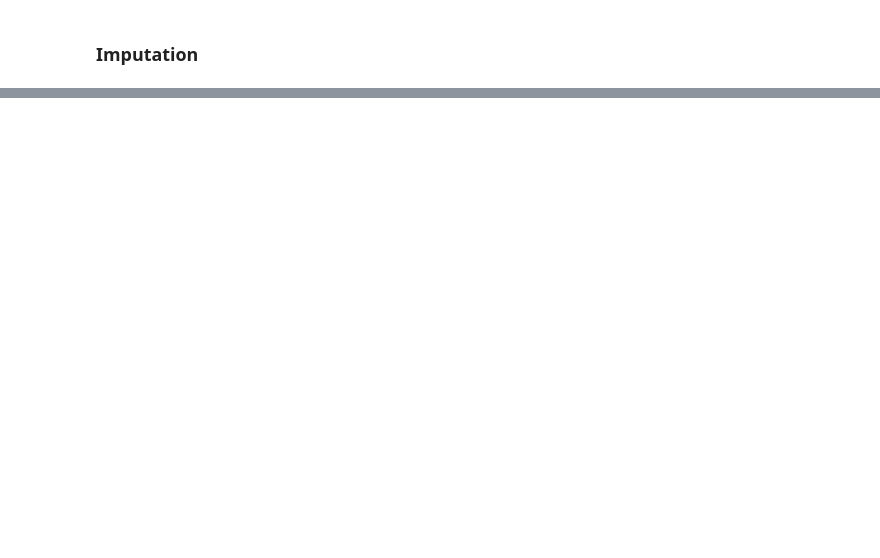
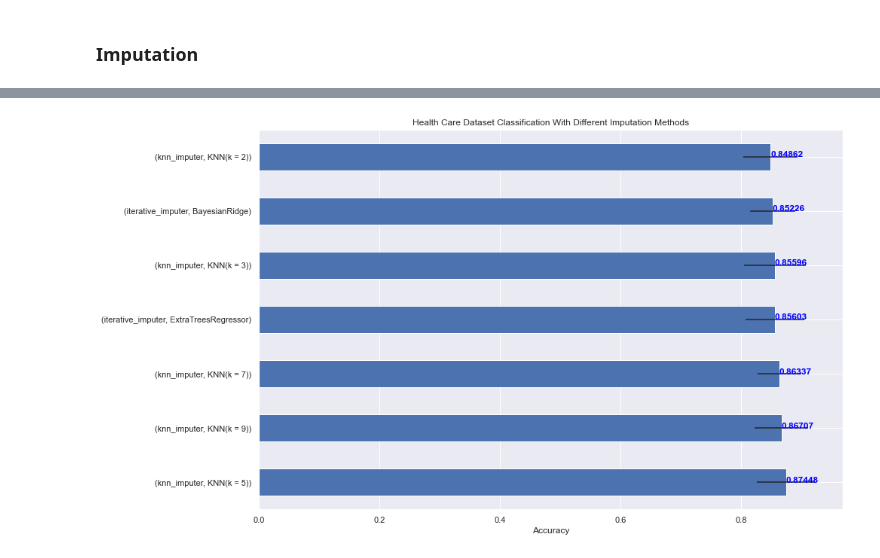
Before and after one commit to Rafeen/ML, a Jupyter notebook: PHC/data_imputation.ipynb, the cells around one changed output, grey strips where cells are left out. Saved outputs shown, nothing was run; the diff lists cells and outputs as text; code cells hidden in the pictures; blank space fills up the shorter version.

Commit message:
added imputation code

```diff
--- a/PHC/data_imputation.ipynb
+++ b/PHC/data_imputation.ipynb
@@ -74,0 +148,58 @@ msno.matrix(df);
+# %%
+from sklearn.ensemble import ExtraTreesRegressor, RandomForestClassifier
+from sklearn.impute import SimpleImputer
+from sklearn.linear_model import BayesianRidge
+from sklearn.model_selection import cross_val_score
+from sklearn.pipeline import make_pipeline
+
+
+X_full = df.drop("Color", axis=1).copy()
+y_full = df["Color"].values.reshape(-1, 1)
+
+# Set global configs
+cv = 5
+scoring = "accuracy"
+state = 1121218
+forest = RandomForestClassifier()
+
+# Store IterativeImputer scores
+ii_scores = pd.DataFrame()
+for estimator in [BayesianRidge(), ExtraTreesRegressor()]:
+    pipe = make_pipeline(
+        IterativeImputer(estimator=estimator, random_state=state), forest
+    )
+    ii_scores[estimator.__class__.__name__] = cross_val_score(
+        pipe, X_full, y_full, scoring=scoring, cv=cv
+    )
+
+# Store KNN scores
+knn_scores = pd.DataFrame()
+n_neighbors = [2, 3, 5, 7, 9]
+for k in n_neighbors:
+    pipe = make_pipeline(KNNImputer(n_neighbors=k), forest)
+    knn_scores[f"KNN(k = {k})"] = cross_val_score(
+        pipe, X_full, y_full, scoring=scoring, cv=cv
+    )
+
+# Combines scores into a single DF
+final_scores = pd.concat(
+    [ii_scores, knn_scores],
+    axis=1,
+    keys=["iterative_imputer", "knn_imputer"],
+)
+
+# Plot
+fig, ax = plt.subplots(figsize=(14, 8))
+
+means, errors = final_scores.mean().sort_values(ascending=False), final_scores.std()
+means.plot.barh(xerr=errors, ax=ax)
+
+ax.set_title("Health Care Dataset Classification With Different Imputation Methods")
+ax.set_xlabel("Accuracy")
+ax.set_yticks(np.arange(means.shape[0]))
+for i, v in enumerate(means):
+    ax.text((round(v,5)), i, str((round(v,5))), color='blue', fontweight='bold')
+
+plt.tight_layout(pad=1)
+# %% [output]
+[figure, added]
```
Also changed, not shown: parts of 16 cells of this notebook, 1 other file.
